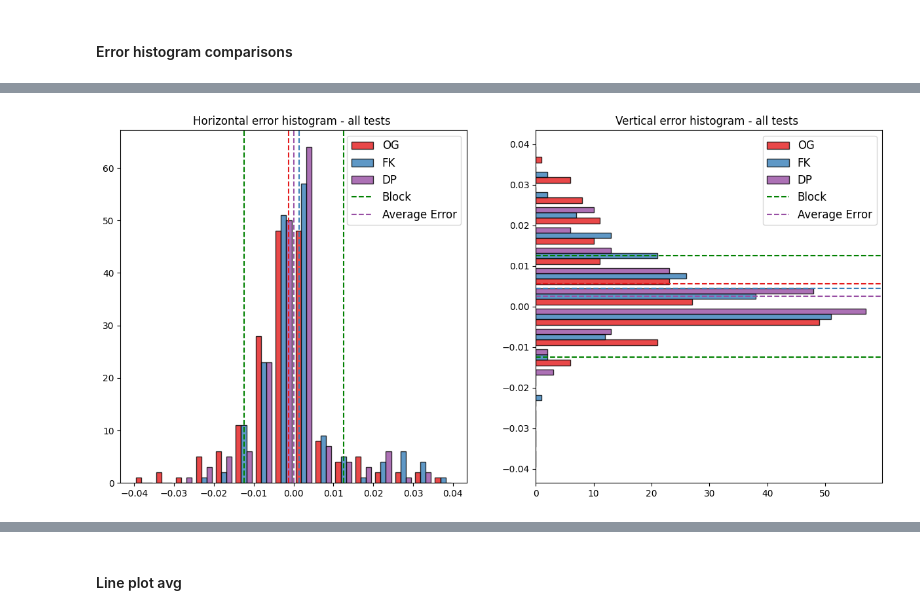
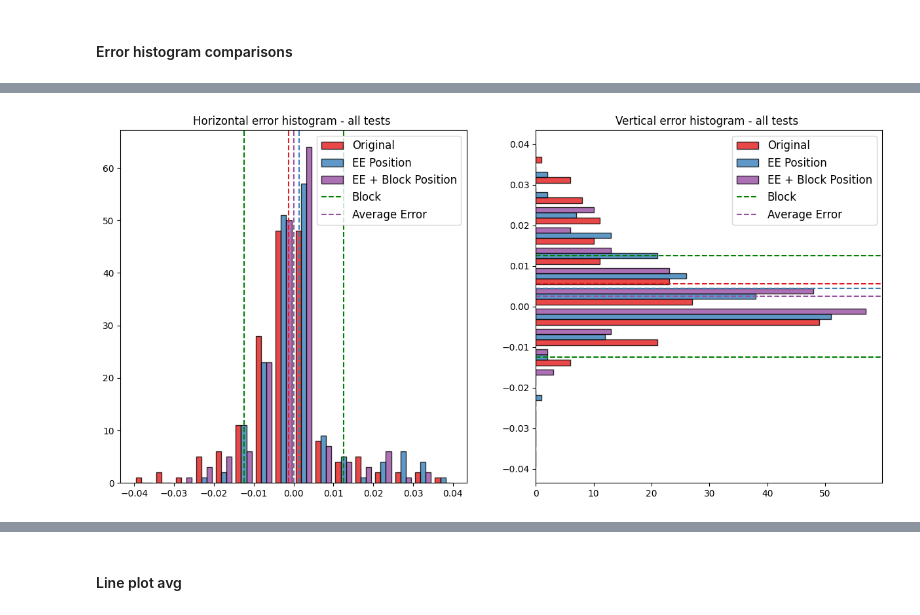
Before and after one commit to nicolas-duque/lerobot, a Jupyter notebook: lerobot/plots/eval_plots.ipynb, the cells around one changed output, grey strips where cells are left out. Drawn from its saved outputs; the diff is of its cells as text; code cells hidden in the pictures.

```diff
--- a/lerobot/plots/eval_plots.ipynb
+++ b/lerobot/plots/eval_plots.ipynb
@@ -138,7 +138,11 @@ def get_averages(obs_grasp, grasp_angle, box_avg):
     avg_err_norm = np.mean(d_norm)
     avg_err = [avg_err_x, avg_err_y, avg_err_norm]
 
-    return avg_ep, d_xy, avg_err
+    std_x = np.std(obs_grasp[:, 0])
+    std_y = np.std(obs_grasp[:, 1])
+    std = [std_x, std_y]
+
+    return avg_ep, d_xy, avg_err, std
 
 
 colors = [
@@ -1462,14 +1519,17 @@ eps = int(len(episodes)/len(box_avg))
 d_xy_dp = []
 avg_ep_dp_eps = []
 avg_err_dp_eps = []
+std_dp = []
 
 d_xy_fk = []
 avg_ep_fk_eps = []
 avg_err_fk_eps = []
+std_fk = []
 
 d_xy_og = []
 avg_ep_og_eps = []
 avg_err_og_eps = []
+std_og = []
 
 ##### GRASPING POSITIONS #####
 for i in range(len(box_avg)):
@@ -1477,24 +1537,27 @@ for i in range(len(box_avg)):
     box_pos = box_avg[i]
 
     ## OG averages
-    avg_ep, d_xy, avg_err = get_averages(obs_grasp_og[i*eps:(i+1)*eps], grasp_angle_og[i*eps:(i+1)*eps], box_pos)
+    avg_ep, d_xy, avg_err, std = get_averages(obs_grasp_og[i*eps:(i+1)*eps], grasp_angle_og[i*eps:(i+1)*eps], box_pos)
     avg_ep_og_eps.append(avg_ep)
     d_xy_og.append(d_xy)
     avg_err_og_eps.append(avg_err)
+    std_og.append(std)
     total_grasp_og.append(obs_grasp_og[i*eps:(i+1)*eps])
 
     ## FK averages
-    avg_ep, d_xy, avg_err = get_averages(obs_grasp_fk[i*eps:(i+1)*eps], grasp_angle_fk[i*eps:(i+1)*eps], box_pos)
+    avg_ep, d_xy, avg_err, std = get_averages(obs_grasp_fk[i*eps:(i+1)*eps], grasp_angle_fk[i*eps:(i+1)*eps], box_pos)
     avg_ep_fk_eps.append(avg_ep)
     d_xy_fk.append(d_xy)
     avg_err_fk_eps.append(avg_err)
+    std_fk.append(std)
     total_grasp_fk.append(obs_grasp_fk[i*eps:(i+1)*eps])
 
     ## DP averages
-    avg_ep, d_xy, avg_err = get_averages(obs_grasp_dp[i*eps:(i+1)*eps], grasp_angle_dp[i*eps:(i+1)*eps], box_pos)
+    avg_ep, d_xy, avg_err, std = get_averages(obs_grasp_dp[i*eps:(i+1)*eps], grasp_angle_dp[i*eps:(i+1)*eps], box_pos)
     avg_ep_dp_eps.append(avg_ep)
     d_xy_dp.append(d_xy)
     avg_err_dp_eps.append(avg_err)
+    std_dp.append(std)
     total_grasp_dp.append(obs_grasp_dp[i*eps:(i+1)*eps])
 
     fc = color
@@ -1600,7 +1663,7 @@ avg_err_failed_dp = [np.mean(d_xy_reshape_dp[success_dp == 0, 1]), np.mean(d_xy_
 fig_comp_gea, axs_comp_gea = plt.subplots(1,2, figsize=(15, 7))
 
 
-axs_comp_gea[0].hist([d_xy_og[:,1,:].flatten(),d_xy_fk[:,1,:].flatten(),d_xy_dp[:,1,:].flatten()],label=['OG','FK','DP'], color=[colors[0], colors[1], colors[3]], stacked = False, bins=bins, alpha = 0.8, edgecolor='black')
+axs_comp_gea[0].hist([d_xy_og[:,1,:].flatten(),d_xy_fk[:,1,:].flatten(),d_xy_dp[:,1,:].flatten()],label=['Original','EE Position','EE + Block Position'], color=[colors[0], colors[1], colors[3]], stacked = False, bins=bins, alpha = 0.8, edgecolor='black')
 
 axs_comp_gea[0].set_title("Horizontal error histogram - all tests ")
 axs_comp_gea[0].axvline(0.0125, color='green', linestyle='--', label='Block')
@@ -1610,7 +1673,7 @@ axs_comp_gea[0].axvline(avg_err_fk[0], color=colors[1], linestyle='--')
 axs_comp_gea[0].axvline(avg_err_dp[0], color=colors[3], linestyle='--', label='Average Error')
 axs_comp_gea[0].legend(fontsize=12)
 
-axs_comp_gea[1].hist([d_xy_og[:,0,:].flatten(),d_xy_fk[:,0,:].flatten(),d_xy_dp[:,0,:].flatten()],label=['OG','FK','DP'], color=[colors[0], colors[1], colors[3]], stacked = False, bins=bins, alpha = 0.8, edgecolor='black', orientation='horizontal')
+axs_comp_gea[1].hist([d_xy_og[:,0,:].flatten(),d_xy_fk[:,0,:].flatten(),d_xy_dp[:,0,:].flatten()],label=['Original','EE Position','EE + Block Position'], color=[colors[0], colors[1], colors[3]], stacked = False, bins=bins, alpha = 0.8, edgecolor='black', orientation='horizontal')
 
 
 axs_comp_gea[1].set_title("Vertical error histogram - all tests ")
@@ -1620,74 +1683,4 @@ axs_comp_gea[1].axhline(avg_err_og[1], color=colors[0], linestyle='--')
 axs_comp_gea[1].axhline(avg_err_fk[1], color=colors[1], linestyle='--')
 axs_comp_gea[1].axhline(avg_err_dp[1], color=colors[3], linestyle='--', label='Average Error')
 axs_comp_gea[1].legend(fontsize=12)
-'''
-#### COLUMNS ####
-fig_gea_col, axs_gea_col = plt.subplots(2,5, figsize=(15, 7))
-
-
-for i in range(5):
-    axs_gea_col[0,i].set_title("Experiment column " + str(i+1))
-    axs_gea_col[0,i].set_xlabel("Horizontal error [m]", fontsize=12)
-    axs_gea_col[1,i].set_xlabel("Vertical error [m]", fontsize=12)
-    axs_gea_col[0,i].tick_params(labelsize=10)
-    axs_gea_col[1,i].tick_params(labelsize=10)
-    axs_gea_col[0,i].hist(d_xy[i::5,1,:].flatten(), bins=bins)
-    axs_gea_col[1,i].hist(d_xy[i::5,0,:].flatten(), bins=bins, orientation='horizontal')
-
-    avg_err_x_gea_col = np.mean(d_xy[i::5,1,:].flatten())
-    avg_err_y_gea_col = np.mean(d_xy[i::5,0,:].flatten())
-
-    axs_gea_col[0,i].axvline(0.0125, color='green', linestyle='--')
-    axs_gea_col[0,i].axvline(-0.0125, color='green', linestyle='--')
-    axs_gea_col[0,i].axvline(avg_err_x_gea_col, color='black', linestyle='--')
-
-    axs_gea_col[1,i].axhline(0.0125, color='green', linestyle='--')
-    axs_gea_col[1,i].axhline(-0.0125, color='green', linestyle='--')
-    axs_gea_col[1,i].axhline(avg_err_y_gea_col, color='black', linestyle='--')
-
-fig_gea_col.tight_layout()
-
-##### ROWS #####
-fig_gea_row, axs_gea_row = plt.subplots(2,5, figsize=(15, 7))
-
-for i in range(5):
-    axs_gea_row[0,i].set_title("Experiment row " + str(i+1))
-    axs_gea_row[0,i].set_xlabel("Horizontal error [m]", fontsize=12)
-    axs_gea_row[1,i].set_xlabel("Vertical error [m]", fontsize=12)
-    axs_gea_row[0,i].tick_params(labelsize=10)
-    axs_gea_row[1,i].tick_params(labelsize=10)
-    axs_gea_row[0,i].hist(d_xy[i*5:(i+1)*5,1,:].flatten(), bins=bins)
-    axs_gea_row[1,i].hist(d_xy[i*5:(i+1)*5,0,:].flatten(), bins=bins, orientation='horizontal')
-
-    avg_err_x_gea_row = np.mean(d_xy[i*5:(i+1)*5,1,:].flatten())
-    avg_err_y_gea_row = np.mean(d_xy[i*5:(i+1)*5,0,:].flatten())
-
-    axs_gea_row[0,i].axvline(0.0125, color='green', linestyle='--')
-    axs_gea_row[0,i].axvline(-0.0125, color='green', linestyle='--')
-    axs_gea_row[0,i].axvline(avg_err_x_gea_row, color='black', linestyle='--')
-
-    axs_gea_row[1,i].axhline(0.0125, color='green', linestyle='--')
-    axs_gea_row[1,i].axhline(-0.0125, color='green', linestyle='--')
-    axs_gea_row[1,i].axhline(avg_err_y_gea_row, color='black', linestyle='--')
-
-fig_gea_row.tight_layout()
-
-fig_gea_scatter, axs_gea_scatter = plt.subplots(1, 1, figsize=(12, 10))
-axs_gea_scatter.scatter(d_xy_reshape[success == 0,1], d_xy_reshape[success == 0,0], color=colors[0], s = 30)
-axs_gea_scatter.scatter(d_xy_reshape[success == 1,1], d_xy_reshape[success ==1,0], color=colors[1], s = 30)
-axs_gea_scatter.scatter(avg_err_x, avg_err_y, marker='X', s=200, color='white', edgecolors= 'black', label='Average Error: '+str(avg_err) + ' m')
-
-axs_gea_scatter.scatter(avg_err_x_success, avg_err_y_success, marker='X', s=200, color=colors[1], edgecolors= 'black' ,label='Average Error success: '+str(avg_err_success) + ' m')
-axs_gea_scatter.scatter(avg_err_x_failed, avg_err_y_failed, marker='X', s=200, color=colors[0], edgecolors= 'black', label='Average Error, failure: '+str(avg_err_failed) + ' m')
-
-axs_gea_scatter.legend(fontsize = 12)
-axs_gea_scatter.set_title("2D error scatter - all tests",fontsize=20)
-axs_gea_scatter.set_xlabel("Horizontal error [m]", fontsize=14)
-axs_gea_scatter.set_ylabel("Vertical error [m]", fontsize=14)
-
-axs_gea_scatter.set_xlim(-0.035, 0.035)
-axs_gea_scatter.set_ylim(-0.025, 0.025)
-
-
-'''
 # %% [output]
@@ -1695,4 +1688,4 @@ axs_gea_scatter.set_ylim(-0.025, 0.025)
-[figure, old version]
+[figure, new version]
 # %%
 ############UNKNOWN ERROR ANALYSIS############
 # Define bin width
```
Also changed, not shown: parts of 10 cells of this notebook.
